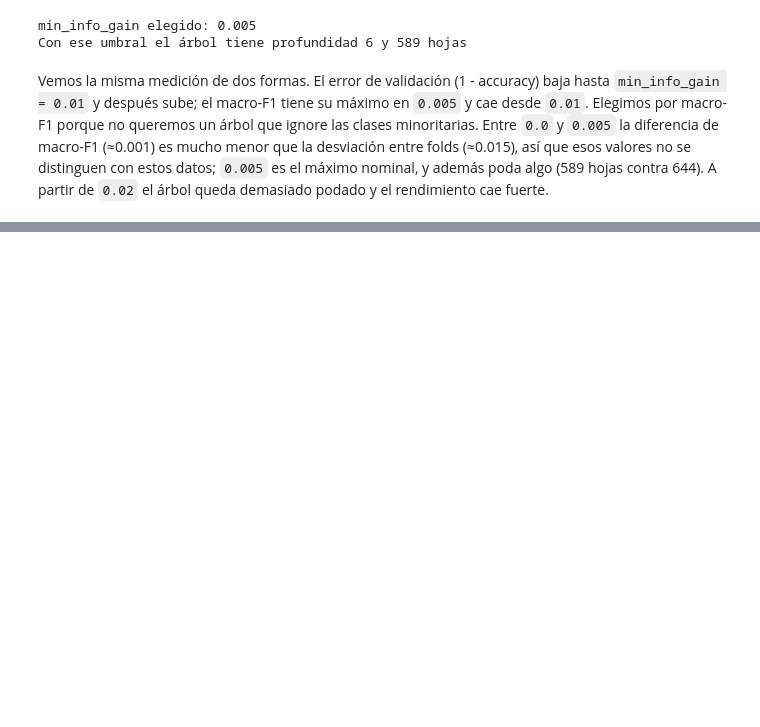
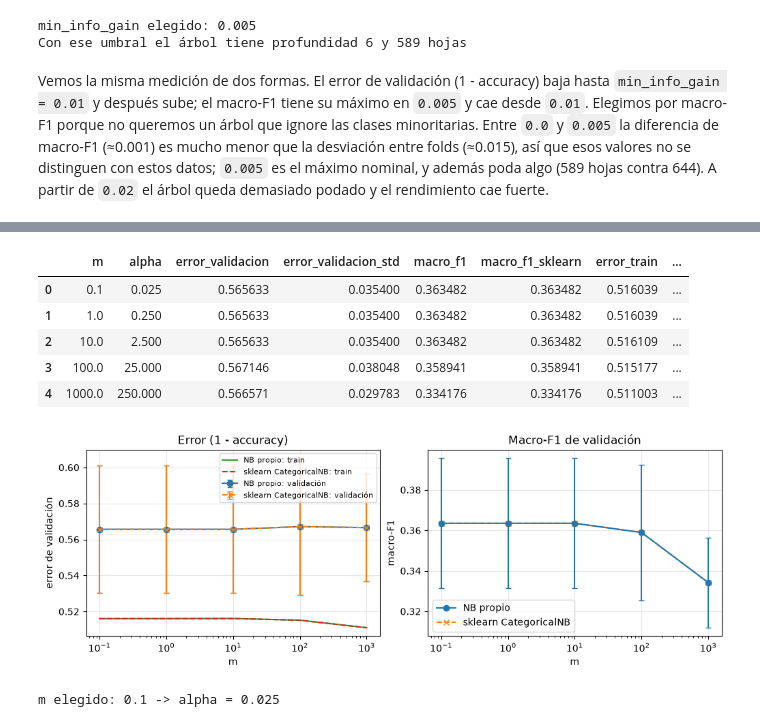
Before and after one commit to agustinocchiuzzi/laboratorioAprendAut1, a Jupyter notebook: entrega/notebook.ipynb, the cells around one changed output, grey strips where cells are left out. Saved outputs shown, nothing was run; the diff lists cells and outputs as text; code cells hidden in the pictures; blank space fills up the shorter version.

```diff
--- a/entrega/notebook.ipynb
+++ b/entrega/notebook.ipynb
@@ -1109,0 +1149,62 @@ podado y el rendimiento cae fuerte.
+# %%
+grid_m = [0.1, 1, 10, 100, 1000]
+filas_nb = []
+for m in grid_m:
+    propio = evaluate_temporal_cv(
+        MEstimateCategoricalNB(m=m, min_categories=4), train, folds, 'discrete')
+    referencia = evaluate_temporal_cv(
+        CategoricalNB(alpha=m / 4, min_categories=4, force_alpha=True),
+        train, folds, 'discrete')
+    filas_nb.append({
+        'm': m,
+        'alpha': m / 4,
+        'error_validacion': propio.validation_error.mean(),
+        'error_validacion_std': propio.validation_error.std(ddof=0),
+        'macro_f1': propio.macro_f1.mean(),
+        'macro_f1_sklearn': referencia.macro_f1.mean(),
+        'error_train': propio.train_error.mean(),
+        'error_validacion_sklearn': referencia.validation_error.mean(),
+        'error_validacion_sklearn_std': referencia.validation_error.std(ddof=0),
+        'error_train_sklearn': referencia.train_error.mean(),
+        'macro_f1_std': propio.macro_f1.std(ddof=0),
+    })
+cv_nb = pd.DataFrame(filas_nb)
+display(cv_nb.round(6))
+
+fig, ejes = plt.subplots(1, 2, figsize=(10, 3.5), layout='constrained')
+ejes[0].errorbar(cv_nb['m'], cv_nb['error_validacion'],
+                 yerr=cv_nb['error_validacion_std'], marker='o', capsize=3, label='NB propio: validación')
+ejes[0].errorbar(cv_nb['m'], cv_nb['error_validacion_sklearn'],
+                 yerr=cv_nb['error_validacion_sklearn_std'], marker='x',
+                 linestyle='--', capsize=3, label='sklearn CategoricalNB: validación')
+ejes[0].plot(cv_nb['m'], cv_nb['error_train'], label='NB propio: train')
+ejes[0].plot(cv_nb['m'], cv_nb['error_train_sklearn'], linestyle='--',
+             label='sklearn CategoricalNB: train')
+ejes[0].legend(fontsize=8)
+ejes[0].set(xscale='log', xlabel='m', ylabel='error de validación',
+            title='Error (1 - accuracy)')
+ejes[1].errorbar(cv_nb['m'], cv_nb['macro_f1'],
+                 yerr=cv_nb['macro_f1_std'], marker='o', capsize=3)
+ejes[1].set(xscale='log', xlabel='m', ylabel='macro-F1',
+            title='Macro-F1 de validación')
+ejes[1].plot(cv_nb['m'], cv_nb['macro_f1_sklearn'], marker='x',
+             linestyle='--', label='sklearn CategoricalNB')
+ejes[1].lines[0].set_label('NB propio')
+ejes[1].legend()
+for eje in ejes:
+    eje.grid(alpha=0.3)
+plt.show()
+
+nb_m = float(
+    cv_nb.sort_values(['macro_f1', 'm'], ascending=[False, True]).iloc[0]['m']
+)
+print('m elegido:', nb_m, '-> alpha =', nb_m / 4)
+# %% [output]
+|  | m | alpha | error_validacion | error_validacion_std | macro_f1 | macro_f1_sklearn | error_train | ... |
+| 0 | 0.1 | 0.025 | 0.565633 | 0.035400 | 0.363482 | 0.363482 | 0.516039 | ... |
+| 1 | 1.0 | 0.250 | 0.565633 | 0.035400 | 0.363482 | 0.363482 | 0.516039 | ... |
+| 2 | 10.0 | 2.500 | 0.565633 | 0.035400 | 0.363482 | 0.363482 | 0.516109 | ... |
+| 3 | 100.0 | 25.000 | 0.567146 | 0.038048 | 0.358941 | 0.358941 | 0.515177 | ... |
+| 4 | 1000.0 | 250.000 | 0.566571 | 0.029783 | 0.334176 | 0.334176 | 0.511003 | ... |
+[figure, new version]
+m elegido: 0.1 -> alpha = 0.025
```
Also changed, not shown: parts of 38 cells of this notebook, 26 other files.
